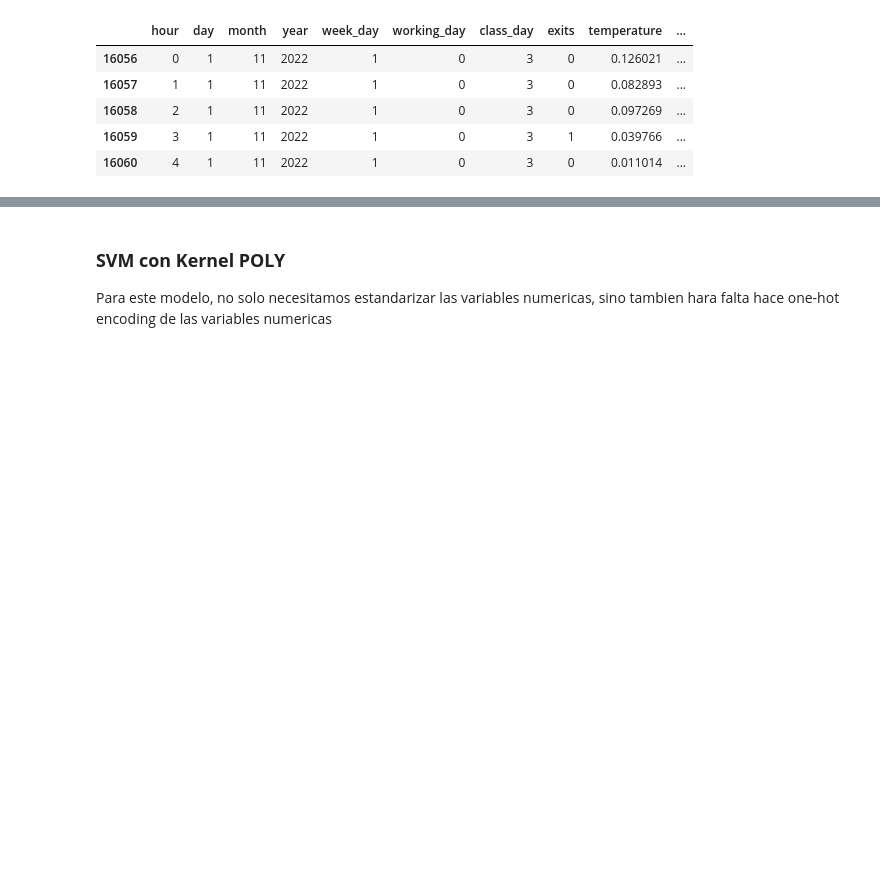
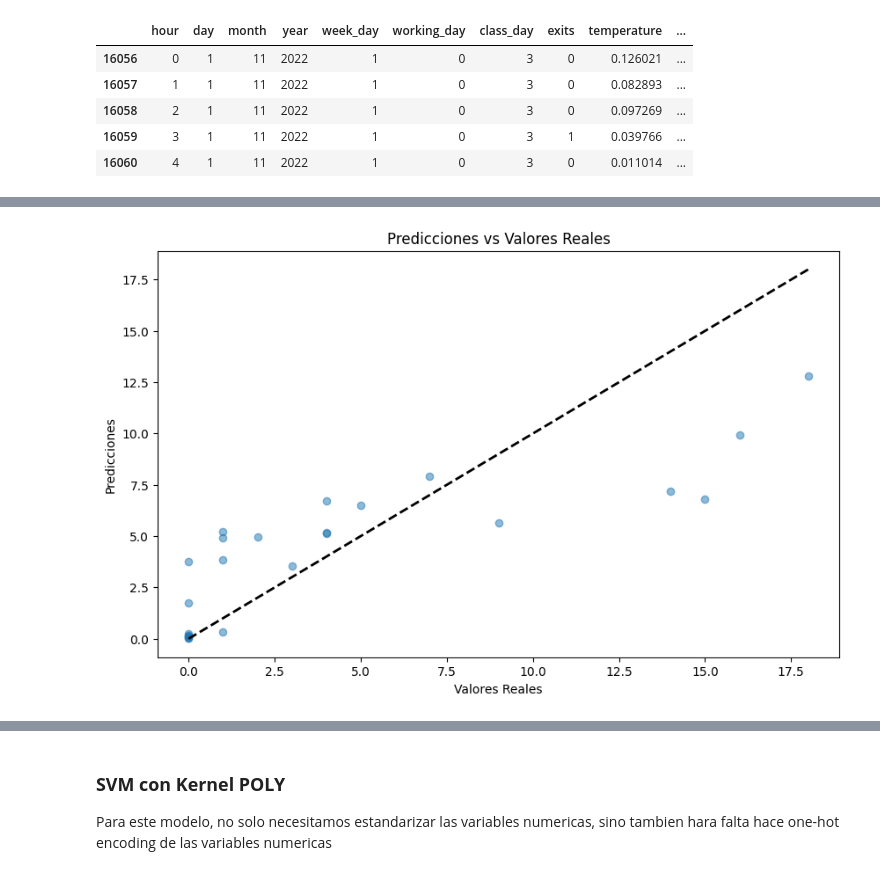
Before and after one commit to nicollorens12/BicingEstimator, a Jupyter notebook: notebook.ipynb, the cells around one changed output, grey strips where cells are left out. Saved outputs shown, nothing was run; the diff lists cells and outputs as text; code cells hidden in the pictures; blank space fills up the shorter version.

Commit message:
Script Changes and Notebook models updated

```diff
--- a/notebook.ipynb
+++ b/notebook.ipynb
@@ -278,16 +304,12 @@ filtered_data_normalized[numeric_vars_without_exits] = scaler.fit_transform(filt
 X = filtered_data.drop(['exits', 'demand_satisfied'], axis=1)
 y = filtered_data['exits']
 
-# Crear ventanas deslizantes
-window_size = 24  # Tamaño de la ventana (ajustar según sea necesario)
-X_windows = sliding_window_view(X.to_numpy(), window_shape=(window_size,), axis=0)
-y_windows = y[window_size-1:].to_numpy()
+split_index = int(len(X) - 24)
 
-# Aplanar las ventanas para usar en el modelo
-X_windows_flat = X_windows.reshape(-1, window_size * X.shape[1])
-
-# Dividir los datos en conjuntos de entrenamiento y prueba
-X_train, X_test, y_train, y_test = train_test_split(X_windows_flat, y_windows, test_size=0.15, shuffle=False)
+X_train = X.iloc[:split_index]
+X_test = X.iloc[split_index:]
+y_train = y.iloc[:split_index]
+y_test = y.iloc[split_index:]
 
 filtered_data_normalized.head()
 # %% [output]
@@ -346,0 +378,11 @@ print(results_df)
+# %%
+# Realizar el gráfico de predicciones vs valores reales
+plt.figure(figsize=(10, 6))
+plt.scatter(y_test, y_pred_knn_bs, alpha=0.5)
+plt.xlabel('Valores Reales')
+plt.ylabel('Predicciones')
+plt.title('Predicciones vs Valores Reales')
+plt.plot([y_test.min(), y_test.max()], [y_test.min(), y_test.max()], 'k--', lw=2)  # Línea de perfecta predicción
+plt.show();
+# %% [output]
+[figure, added]
```
Also changed, not shown: parts of 31 cells of this notebook, 8 other files.
